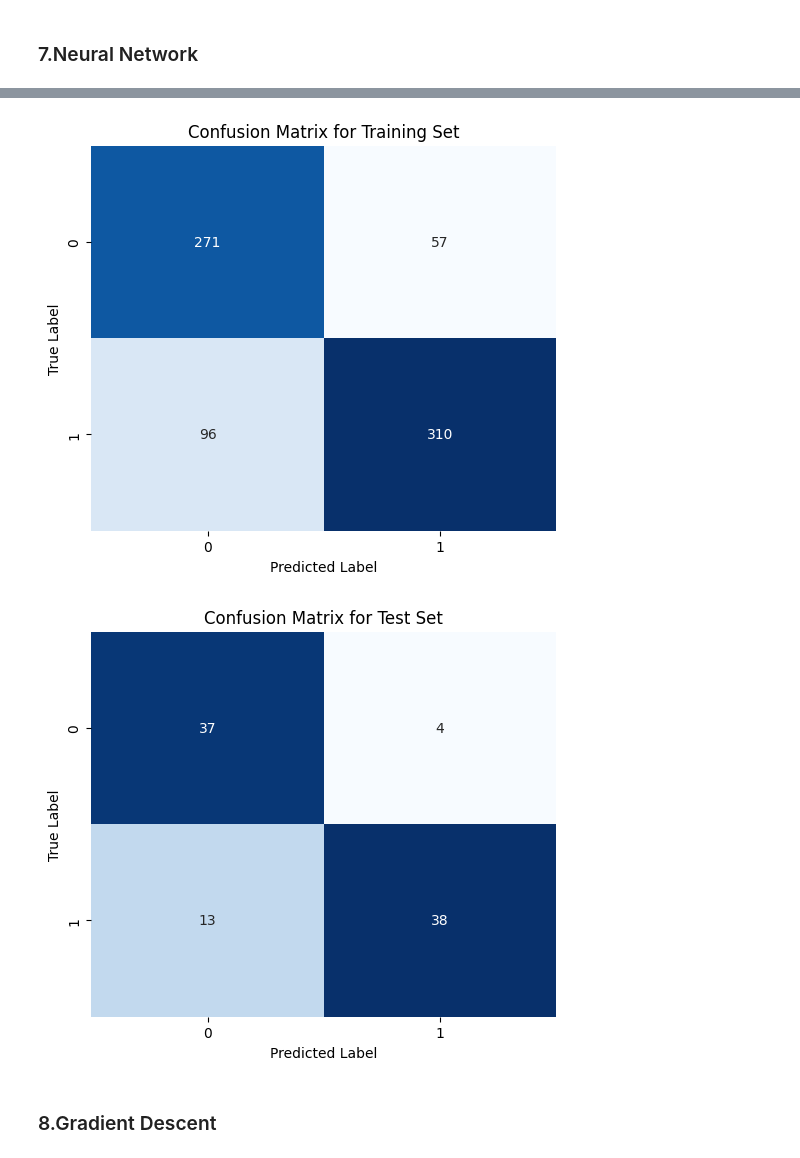
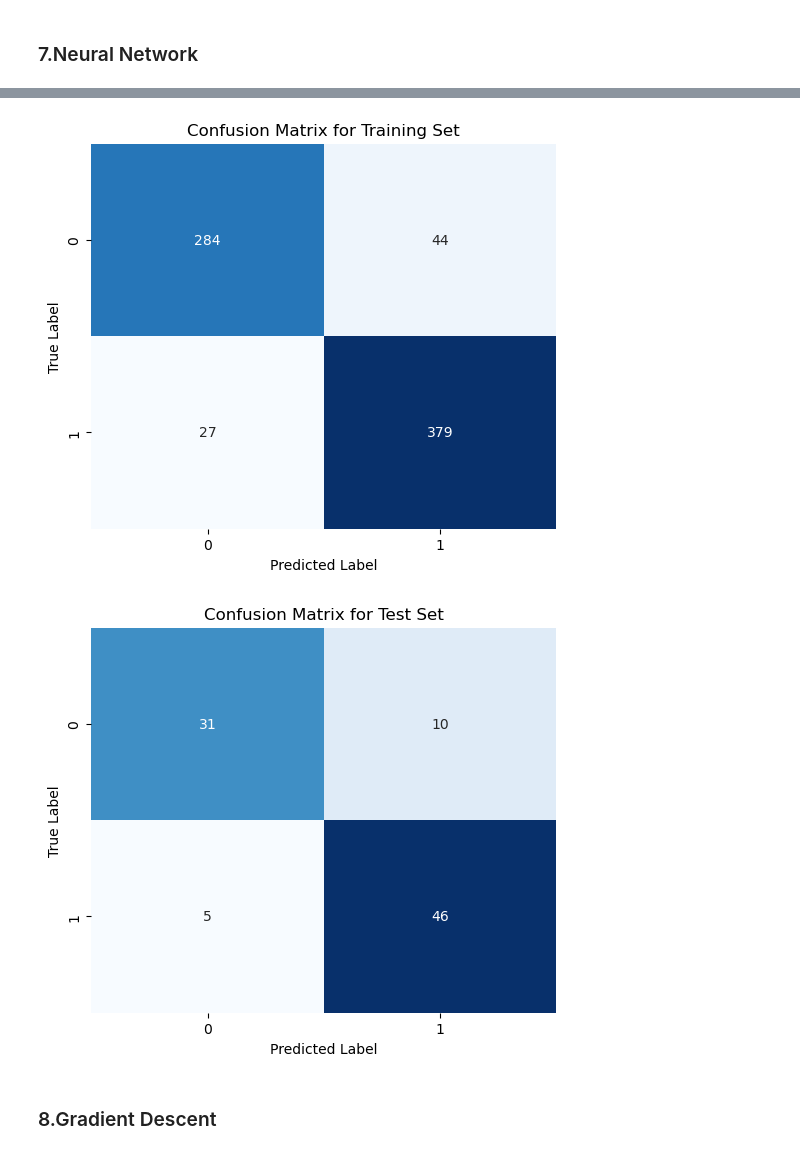
Before and after one commit to Aydenuk/DSML, a Jupyter notebook: feature_implementation/Heart_failure.ipynb, the cells around one changed output, grey strips where cells are left out. Saved outputs shown, nothing was run; the diff lists cells and outputs as text; code cells hidden in the pictures.

Commit message:
[heat]adjust automatical method for searching hyperparamter

```diff
--- a/feature_implementation/Heart_failure.ipynb
+++ b/feature_implementation/Heart_failure.ipynb
@@ -821,39 +870,52 @@ Function: Implementation and evaluation of a neural network model
 """
 
 from sklearn.neural_network import MLPClassifier
-from sklearn.model_selection import train_test_split, cross_val_score
-from sklearn.preprocessing import StandardScaler
+from sklearn.model_selection import train_test_split, cross_val_score, GridSearchCV
+from sklearn.metrics import confusion_matrix
+import matplotlib.pyplot as plt
 
 
-# scaler = StandardScaler()
-# X_scaled = scaler.fit_transform(X)
-# X_train, X_test, y_train, y_test = train_test_split(X_scaled, y, test_size=0.2, random_state=42)
+# Convert to numpy array to avoid feature name warning
+X_train = X_train.values
+X_test = X_test.values
 
-# Create a neural network model with regularization and early stopping
-mlp = MLPClassifier(
-    max_iter=1000,
-    learning_rate_init=0.001,
-    alpha=0.001,            # L2 regularization
-    early_stopping=True,    # Enable early stopping
-    random_state=42
-)
-mlp.fit(X_train, y_train)
+# Hyperparameter tuning using GridSearchCV
+param_grid = {
+    'hidden_layer_sizes': [(50,), (100,), (150,)],  # Different network architectures
+    'alpha': [0.0001, 0.001, 0.01, 0.1],           # Regularization strength (L2 regularization)
+    'learning_rate_init': [0.001, 0.01, 0.1]       # Learning rate
+}
 
-y_train_pred = mlp.predict(X_train)
-y_test_pred = mlp.predict(X_test)
+# Initialize GridSearchCV for hyperparameter tuning
+grid_search = GridSearchCV(MLPClassifier(max_iter=1000, early_stopping=True, random_state=42), param_grid, cv=5)
+grid_search.fit(X_train, y_train)  # Use training set for hyperparameter tuning
 
+# Get the best hyperparameters from GridSearchCV
+best_params = grid_search.best_params_
+print(f"\nBest Hyperparameters from GridSearchCV: {best_params}")
 
-evaluate_model_basic(y_train, y_train_pred, y_test, y_test_pred)
+# Retrain the model with the best hyperparameters
+mlp_best = grid_search.best_estimator_
+mlp_best.fit(X_train, y_train)
 
-cross_val_scores = cross_val_score(mlp, X_train, y_train, cv=5)
-print(f"\nCross-validation accuracy scores: {cross_val_scores}")
+# Predictions with the best model
+y_train_pred_best = mlp_best.predict(X_train)
+y_test_pred_best = mlp_best.predict(X_test)
+
+# Evaluate the model with best hyperparameters using public evaluation function
+evaluate_model_basic(y_train, y_train_pred_best, y_test, y_test_pred_best)
+
+# Cross-validation scores on training data
+cross_val_scores = cross_val_score(mlp_best, X_train, y_train, cv=5)
+print(f"\nCross-validation accuracy scores on training data: {cross_val_scores}")
 print(f"Mean cross-validation accuracy: {cross_val_scores.mean():.4f}")
 
-cm_train = confusion_matrix(y_train, y_train_pred)
-cm_test = confusion_matrix(y_test, y_test_pred)
+# Confusion matrices for training and test sets
+cm_train = confusion_matrix(y_train, y_train_pred_best)
+cm_test = confusion_matrix(y_test, y_test_pred_best)
 plot_confusion_matrix(cm_train, title="Confusion Matrix for Training Set")
 plot_confusion_matrix(cm_test, title="Confusion Matrix for Test Set")
 
 # Save model scores
-save_model_scores(y_train, y_train_pred, y_test, y_test_pred, "Neural Network", cross_val_scores.mean(), mlp.predict_proba(X_test)[:, 1])
+save_model_scores(y_train, y_train_pred_best, y_test, y_test_pred_best, "Neural Network", cross_val_scores.mean(), mlp_best.predict_proba(X_test)[:, 1])
 # %% [output]
@@ -874,5 +937,5 @@ Mean cross-validation accuracy: 0.8160
-[figure, old version]
+[figure, new version]
-[figure, old version]
+[figure, new version]
 # %% [markdown]
 ### 8.Gradient Descent
 # %%
```
Also changed, not shown: parts of 9 cells of this notebook.
